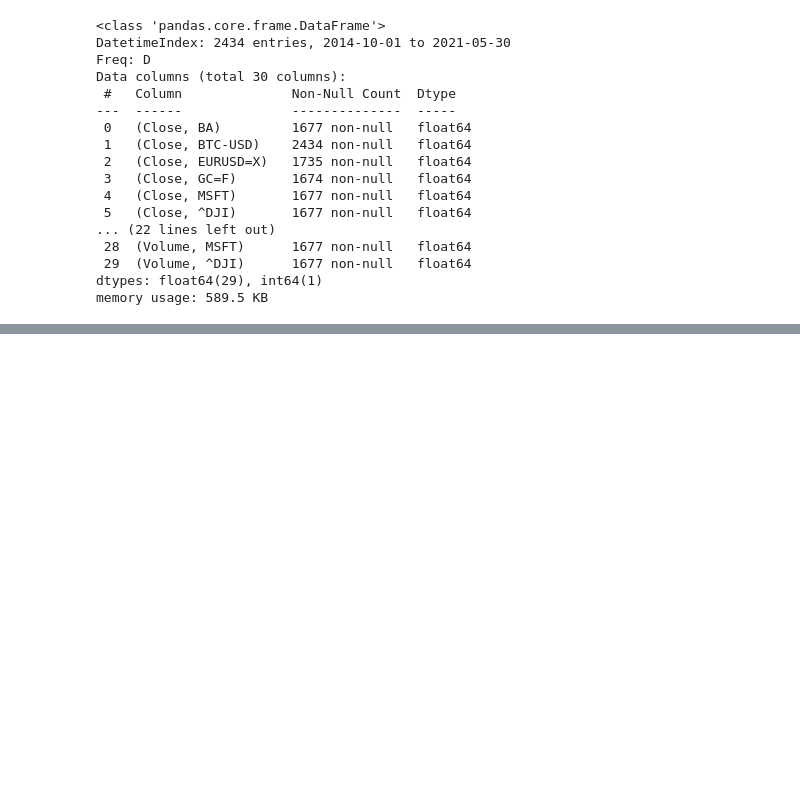
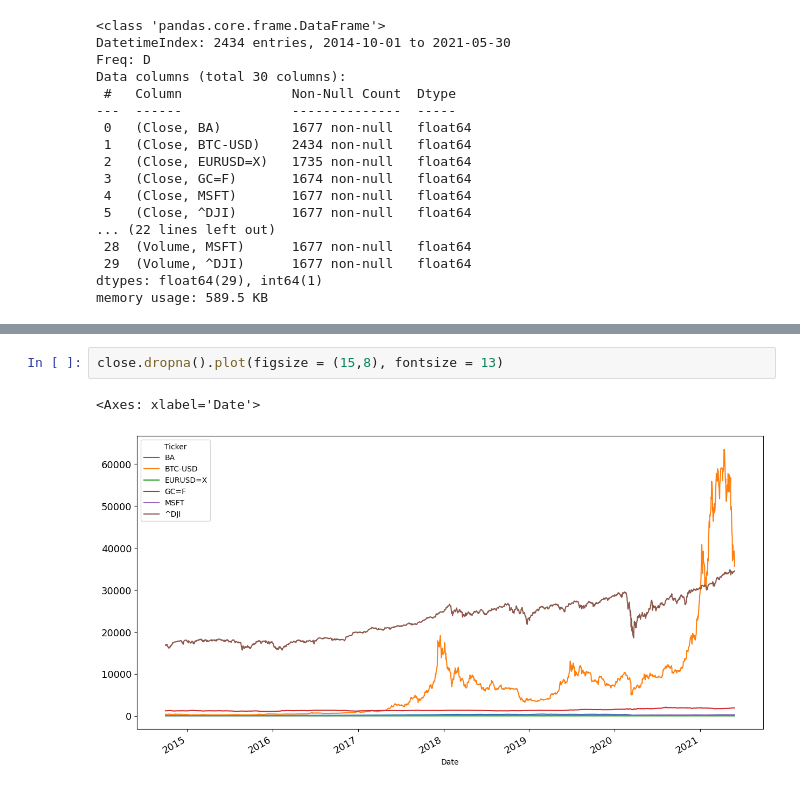
Before and after one commit to seanmayer/algo-trading-broker-testing, a Jupyter notebook: pandas-financial-data-analysis/yahooFinance.ipynb, the cells around one changed output, grey strips where cells are left out. Drawn from its saved outputs; the diff is of its cells as text; blank space fills up the shorter version.

```diff
--- a/pandas-financial-data-analysis/yahooFinance.ipynb
+++ b/pandas-financial-data-analysis/yahooFinance.ipynb
@@ -126,0 +297,5 @@ memory usage: 589.5 KB
+# %%
+close.dropna().plot(figsize = (15,8), fontsize = 13)
+# %% [output]
+<Axes: xlabel='Date'>
+[figure, added]
```
Also changed, not shown: parts of 17 cells of this notebook.
